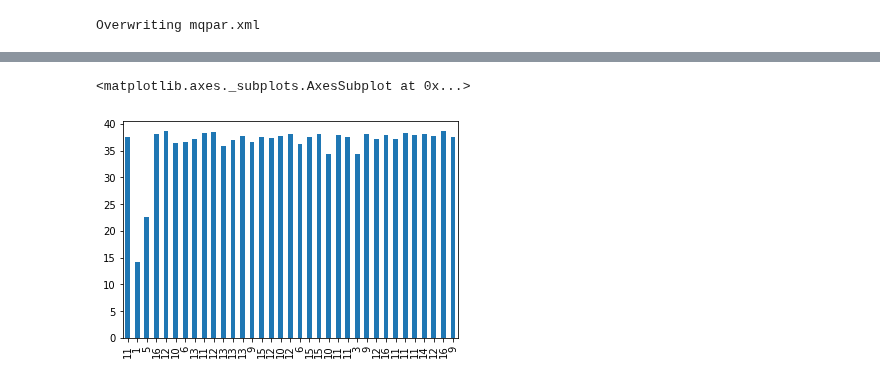
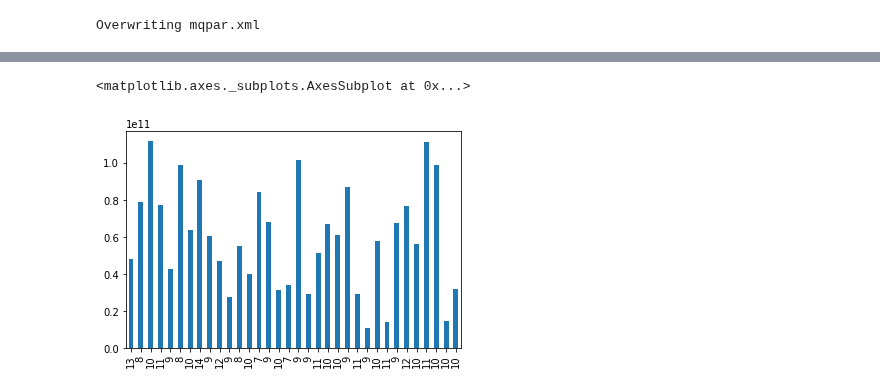
Before and after one commit to animesh/notebooks, a Jupyter notebook: proteinGroupsCombine.ipynb, the cells around one changed output, grey strips where cells are left out. Drawn from its saved outputs; the diff is of its cells as text; code cells hidden in the pictures.

```diff
--- a/proteinGroupsCombine.ipynb
+++ b/proteinGroupsCombine.ipynb
@@ -504,7 +518,7 @@ find  $HOME/notebooks/git/mqpar.xml.1604426382.results/ -iname "protein*txt"
 # %%
 #!pip3 install pathlib --user
 from pathlib import Path
-pathFiles = Path("/home/ash022/notebooks/git/mqpar.xml.1604426382.results/")
+pathFiles = Path("/home/ash022/scripts/git/mqpar.xml.1605104658.results/")
 fileName='proteinGroups.txt'
 trainList=list(pathFiles.rglob(fileName))
 trainList
@@ -517,10 +545,11 @@ trainList
 import pandas as pd
 df=pd.DataFrame()
 for f in trainList:
-    proteinHits=pd.read_csv(f,low_memory=False,sep='\t')
-    print(f)
-    proteinHits['Name']=f
-    df=pd.concat([df,proteinHits],sort=False)
+    if Path(f).stat().st_size > 0:
+        proteinHits=pd.read_csv(f,low_memory=False,sep='\t')
+        print(f)
+        proteinHits['Name']=f
+        df=pd.concat([df,proteinHits],sort=False)
 print(df.head())
 print(df.columns)
 # %% [output]
@@ -580,5 +614,6 @@ dfP02769
 # %%
-(np.log2(dfP02769['Intensity']+1)).plot(kind='bar',stacked=True)
+dfP02769['Intensity'].plot(kind='bar',stacked=True)
+#(np.log2(dfP02769['Intensity']+1)).plot(kind='bar',stacked=True)
 # %% [output]
 <matplotlib.axes._subplots.AxesSubplot at 0x...>
-[figure, old version]
+[figure, new version]
```
Also changed, not shown: parts of 15 cells of this notebook.
